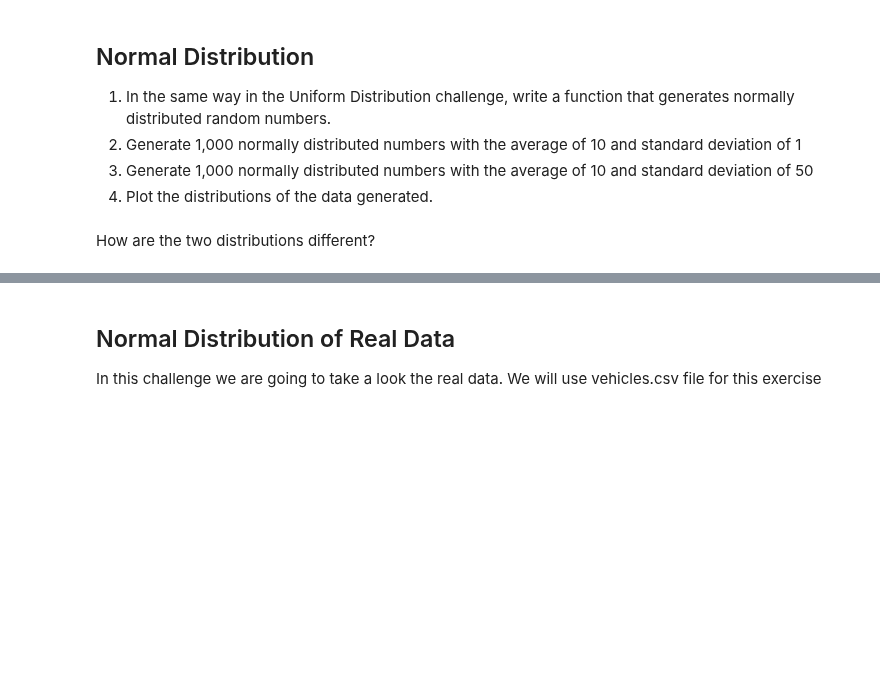
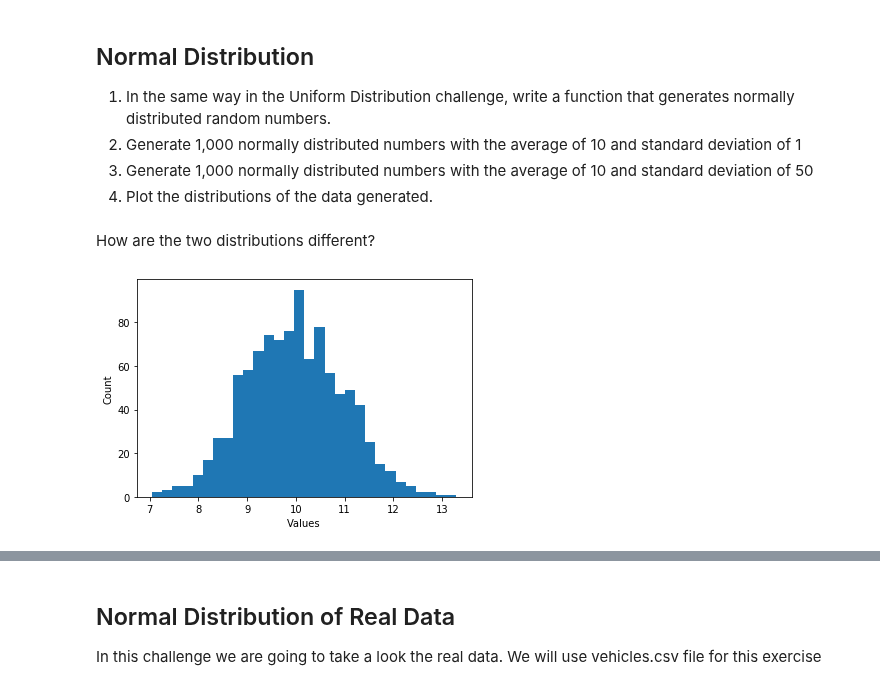
Before and after one commit to ta-datapt-bcn/lab-cont-probability-distribution, a Jupyter notebook: your_code/main.ipynb, the cells around one changed output, grey strips where cells are left out. Saved outputs shown, nothing was run; the diff lists cells and outputs as text; code cells hidden in the pictures; blank space fills up the shorter version.

```diff
--- a/your_code/main.ipynb
+++ b/your_code/main.ipynb
@@ -54,3 +94,8 @@ How are the two distributions different?
 1. Generate 1,000 normally distributed numbers with the average of 10 and standard deviation of 1
 1. Generate 1,000 normally distributed numbers with the average of 10 and standard deviation of 50
 2. Plot the distributions of the data generated.
+# %%
+def normal_dist_random(mu,sigma,count):
+    return np.random.normal(mu,sigma,count)
+# %%
+set_3 = normal_dist_random(10,1,1000)
@@ -57,3 +104,10 @@ How are the two distributions different?
 # %% [markdown]
 How are the two distributions different?
+# %%
+plt.hist(set_3, bins = 30)
+plt.ylabel('Count')
+plt.xlabel('Values')
+plt.show()
+# %% [output]
+[figure, added]
 # %%
```
Also changed, not shown: parts of 33 cells of this notebook, 1 other file.
